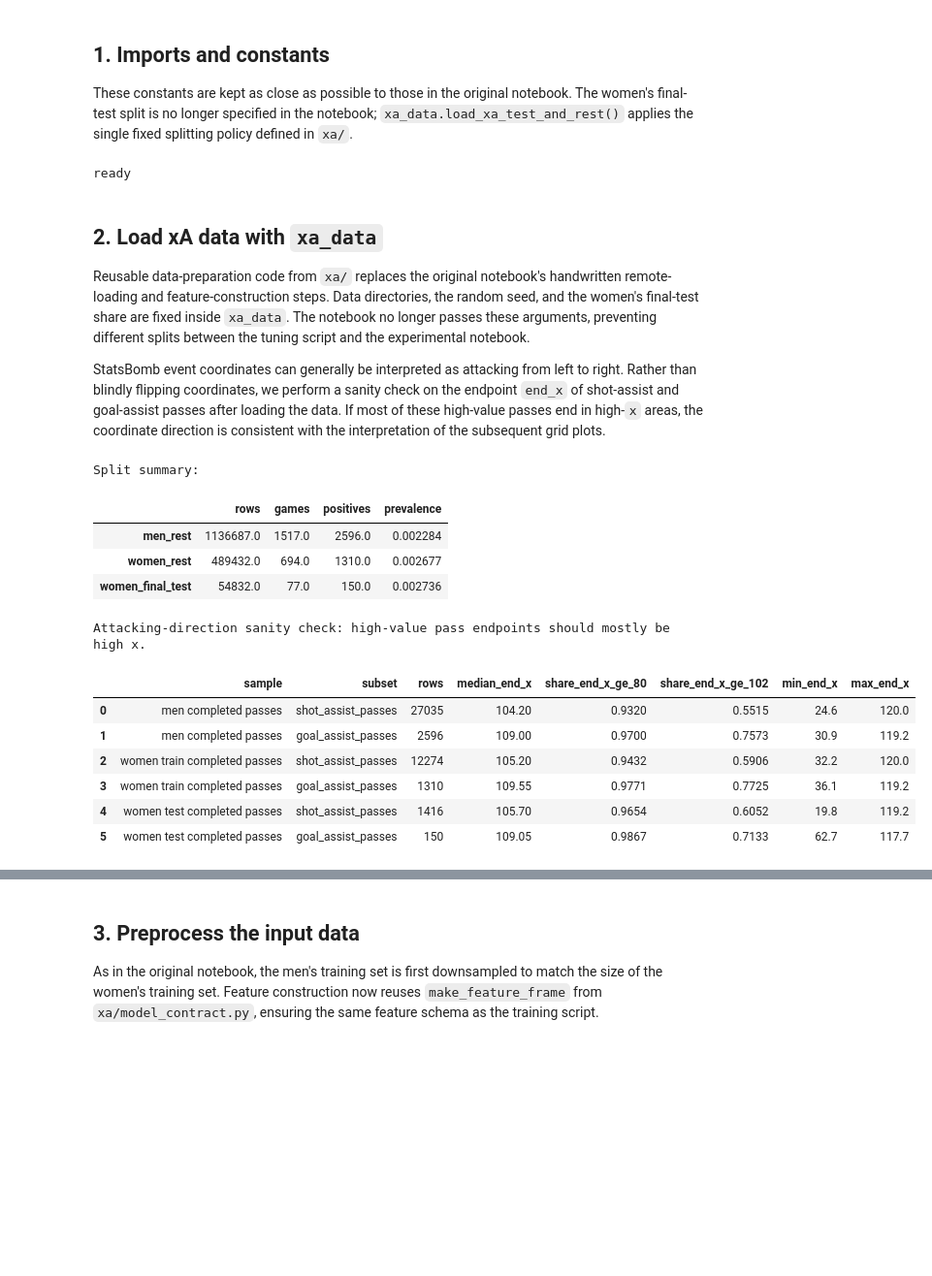
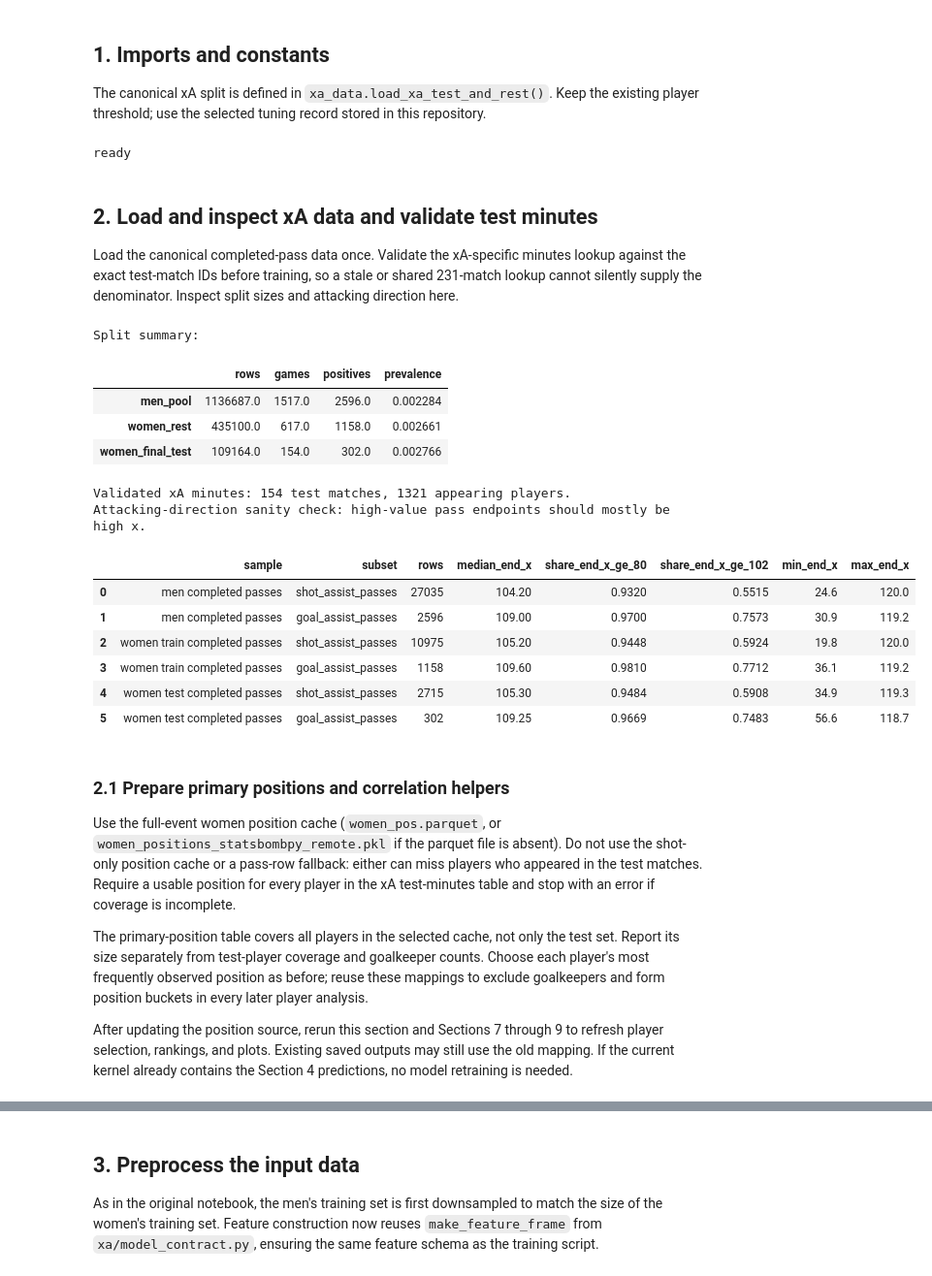
Before and after one commit to VictorYu379/womens-football-metrics-analysis, a Jupyter notebook: enriched_xa_features_competition_events.ipynb, the cells around one changed output, grey strips where cells are left out. Shown at 97% size. Cells and saved outputs as stored; diff of their text form; code cells hidden in the pictures; blank space fills up the shorter version.

Commit message:
refactored xA notebook and added per 90 metrics to xA

```diff
--- a/enriched_xa_features_competition_events.ipynb
+++ b/enriched_xa_features_competition_events.ipynb
@@ -13,7 +16,7 @@ Note: this notebook does not load fitted `.joblib` models; it reuses only the se
 # %% [markdown]
 ## 1. Imports and constants
 
-These constants are kept as close as possible to those in the original notebook. The women's final-test split is no longer specified in the notebook; `xa_data.load_xa_test_and_rest()` applies the single fixed splitting policy defined in `xa/`.
+The canonical xA split is defined in `xa_data.load_xa_test_and_rest()`. Keep the existing player threshold; use the selected tuning record stored in this repository.
 # %%
 import warnings
 from pathlib import Path
@@ -59,20 +62,26 @@ print("ready")
 # %% [output]
 ready
 # %% [markdown]
-## 2. Load xA data with `xa_data`
+## 2. Load and inspect xA data and validate test minutes
 
-Reusable data-preparation code from `xa/` replaces the original notebook's handwritten remote-loading and feature-construction steps. Data directories, the random seed, and the women's final-test share are fixed inside `xa_data`. The notebook no longer passes these arguments, preventing different splits between the tuning script and the experimental notebook.
-
-StatsBomb event coordinates can generally be interpreted as attacking from left to right. Rather than blindly flipping coordinates, we perform a sanity check on the endpoint `end_x` of shot-assist and goal-assist passes after loading the data. If most of these high-value passes end in high-`x` areas, the coordinate direction is consistent with the interpretation of the subsequent grid plots.
+Load the canonical completed-pass data once. Validate the xA-specific minutes lookup against the exact test-match IDs before training, so a stale or shared 231-match lookup cannot silently supply the denominator. Inspect split sizes and attacking direction here.
 # %%
 bundle = load_xa_test_and_rest()
+player_test_minutes = load_test_player_minutes(bundle.women_test_games, split="xa").copy()
 
 men_passes = bundle.men_rest.copy()
 women_train_passes = bundle.women_rest.copy()
 women_test_passes = bundle.women_test.copy()
 women_passes = pd.concat([women_train_passes, women_test_passes], ignore_index=True)
 
-split_summary = pd.DataFrame(bundle.split_summary).T
+if women_test_passes[["game_id", "player_id"]].isna().any().any():
+    raise ValueError("Test passes must have non-missing game and player IDs.")
+if set(women_test_passes["game_id"]) != set(bundle.women_test_games):
+    raise ValueError("Test passes and the xA minutes lookup must cover exactly the same test matches.")
+missing_minute_players = set(women_test_passes["player_id"]) - set(player_test_minutes["player_id"])
+if missing_minute_players:
+    raise ValueError(f"Test-pass players are missing from the xA minutes lookup: {sorted(missing_minute_players)[:10]}")
+split_summary = pd.DataFrame(bundle.split_summary).T.rename(index={"men_rest": "men_pool"})
 
 
 def attacking_direction_sanity_check(frame, label):
@@ -86,37 +95,47 @@ def attacking_direction_sanity_check(frame, label):
             {
                 "sample": label,
                 "subset": subset_label,
                 "rows": int(len(subset)),
                 "median_end_x": float(subset["end_x"].median()) if len(subset) else np.nan,
                 "share_end_x_ge_80": float(subset["end_x"].ge(80).mean()) if len(subset) else np.nan,
                 "share_end_x_ge_102": float(subset["end_x"].ge(102).mean()) if len(subset) else np.nan,
                 "min_end_x": float(subset["end_x"].min()) if len(subset) else np.nan,
                 "max_end_x": float(subset["end_x"].max()) if len(subset) else np.nan,
             }
         )
     return rows
 
 attacking_direction_check = pd.DataFrame(
     attacking_direction_sanity_check(men_passes, "men completed passes")
     + attacking_direction_sanity_check(women_train_passes, "women train completed passes")
     + attacking_direction_sanity_check(women_test_passes, "women test completed passes")
 )
 
 print("Split summary:")
 display(split_summary)
+print(f"Validated xA minutes: {len(bundle.women_test_games)} test matches, {len(player_test_minutes)} appearing players.")
 print("Attacking-direction sanity check: high-value pass endpoints should mostly be high x.")
 display(attacking_direction_check.round(4))
 # %% [output]
 Split summary:
 |  | rows | games | positives | prevalence |
-| men_rest | 1136687.0 | 1517.0 | 2596.0 | 0.002284 |
-| women_rest | 489432.0 | 694.0 | 1310.0 | 0.002677 |
-| women_final_test | 54832.0 | 77.0 | 150.0 | 0.002736 |
+| men_pool | 1136687.0 | 1517.0 | 2596.0 | 0.002284 |
+| women_rest | 435100.0 | 617.0 | 1158.0 | 0.002661 |
+| women_final_test | 109164.0 | 154.0 | 302.0 | 0.002766 |
+Validated xA minutes: 154 test matches, 1321 appearing players.
 Attacking-direction sanity check: high-value pass endpoints should mostly be high x.
 |  | sample | subset | rows | median_end_x | share_end_x_ge_80 | share_end_x_ge_102 | min_end_x | max_end_x |
 | 0 | men completed passes | shot_assist_passes | 27035 | 104.20 | 0.9320 | 0.5515 | 24.6 | 120.0 |
 | 1 | men completed passes | goal_assist_passes | 2596 | 109.00 | 0.9700 | 0.7573 | 30.9 | 119.2 |
-| 2 | women train completed passes | shot_assist_passes | 12274 | 105.20 | 0.9432 | 0.5906 | 32.2 | 120.0 |
-| 3 | women train completed passes | goal_assist_passes | 1310 | 109.55 | 0.9771 | 0.7725 | 36.1 | 119.2 |
-| 4 | women test completed passes | shot_assist_passes | 1416 | 105.70 | 0.9654 | 0.6052 | 19.8 | 119.2 |
-| 5 | women test completed passes | goal_assist_passes | 150 | 109.05 | 0.9867 | 0.7133 | 62.7 | 117.7 |
+| 2 | women train completed passes | shot_assist_passes | 10975 | 105.20 | 0.9448 | 0.5924 | 19.8 | 120.0 |
+| 3 | women train completed passes | goal_assist_passes | 1158 | 109.60 | 0.9810 | 0.7712 | 36.1 | 119.2 |
+| 4 | women test completed passes | shot_assist_passes | 2715 | 105.30 | 0.9484 | 0.5908 | 34.9 | 119.3 |
+| 5 | women test completed passes | goal_assist_passes | 302 | 109.25 | 0.9669 | 0.7483 | 56.6 | 118.7 |
+# %% [markdown]
+### 2.1 Prepare primary positions and correlation helpers
+
+Use the full-event women position cache (`women_pos.parquet`, or `women_positions_statsbombpy_remote.pkl` if the parquet file is absent). Do not use the shot-only position cache or a pass-row fallback: either can miss players who appeared in the test matches. Require a usable position for every player in the xA test-minutes table and stop with an error if coverage is incomplete.
+
+The primary-position table covers all players in the selected cache, not only the test set. Report its size separately from test-player coverage and goalkeeper counts. Choose each player's most frequently observed position as before; reuse these mappings to exclude goalkeepers and form position buckets in every later player analysis.
+
+After updating the position source, rerun this section and Sections 7 through 9 to refresh player selection, rankings, and plots. Existing saved outputs may still use the old mapping. If the current kernel already contains the Section 4 predictions, no model retraining is needed.
```
Also changed, not shown: parts of 55 cells of this notebook, 6 other files.
